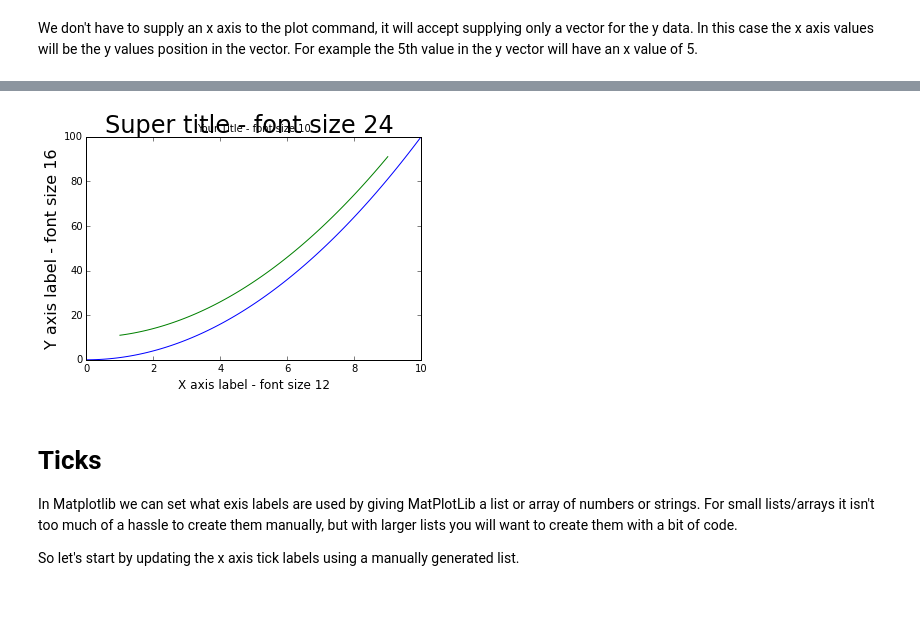
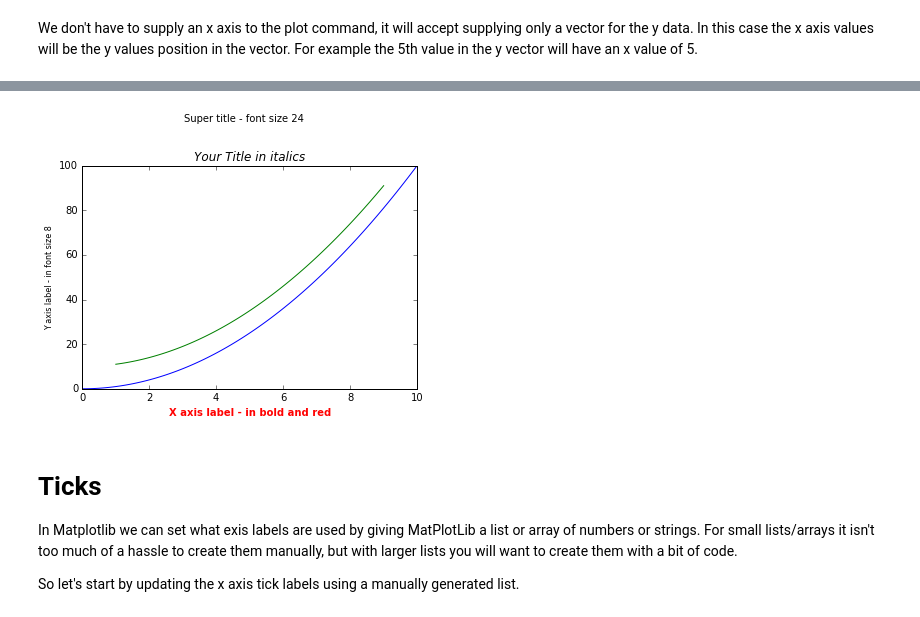
Before and after one commit to digital-skills-for-researchers/coursebook, a Jupyter notebook: modules/data-visualisation/ipython-notebook/matplotlib_notebook.ipynb, the cells around one changed output, grey strips where cells are left out. Cells and saved outputs as stored; diff of their text form; code cells hidden in the pictures.

```diff
--- a/modules/data-visualisation/ipython-notebook/matplotlib_notebook.ipynb
+++ b/modules/data-visualisation/ipython-notebook/matplotlib_notebook.ipynb
@@ -42,7 +45,7 @@ For our y axis we are going to take the square of the x axis value.
 #diabetes
 
 x = np.linspace(0,10,100)
-y = power(x,2)
+y = np.power(x,2)
 
 fig = plt.plot(x,y)
 plt.show()
@@ -54,7 +57,7 @@ plt.show()
 To add another series we call the plot command again, supplying x and y values as we did before. So let's create another series and add it to our plot.
 # %%
 x_prime = np.linspace(1,9,80)
-z = power(x_prime,2)+10
+z = np.power(x_prime,2)+10
 plt.plot(x,y)
 plt.plot(x_prime,z)
 plt.show()
@@ -71,11 +97,13 @@ Now that we have creating our first graph, we want to improve it by formatting i
 # %%
+
+
 plt.plot(x,y)
 plt.plot(x_prime,z)
-plt.suptitle('Super title - font size 24', fontsize=24)
-plt.title('Your Title - font size 10',fontsize=10)
-plt.xlabel('X axis label - font size 12',fontsize=12)
-plt.ylabel('Y axis label - font size 16',fontsize=16)
+plt.suptitle('Super title - font size 24',y=1.08, fontname='Helvetica', verticalalignment='top')
+plt.title('Your Title in italics',style='italic')
+plt.xlabel('X axis label - in bold and red',fontweight='bold',color='red')
+plt.ylabel('Y axis label - in font size 8',fontsize=8)
 plt.show()
 # %% [output]
-[figure, old version]
+[figure, new version]
 # %% [markdown]
```
Also changed, not shown: parts of 17 cells of this notebook, 2 other files.
